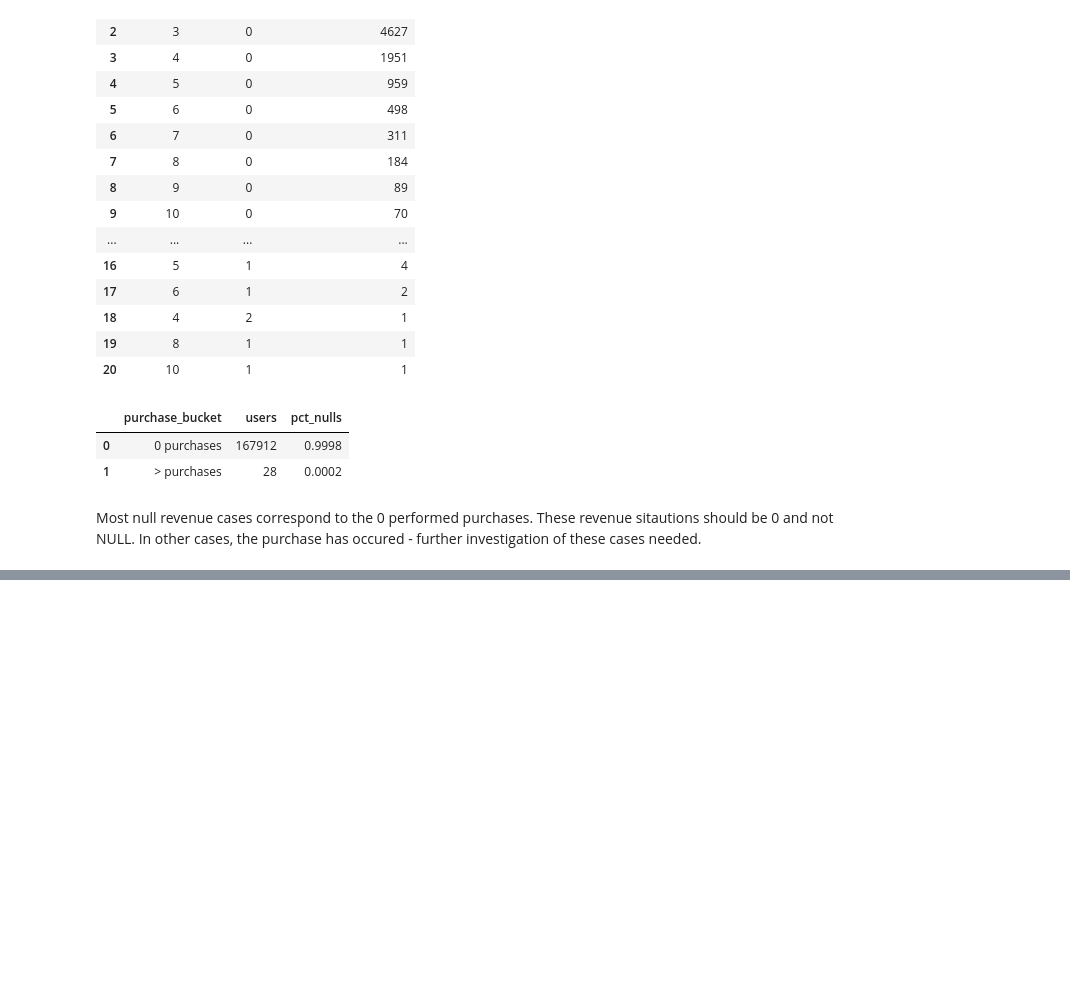
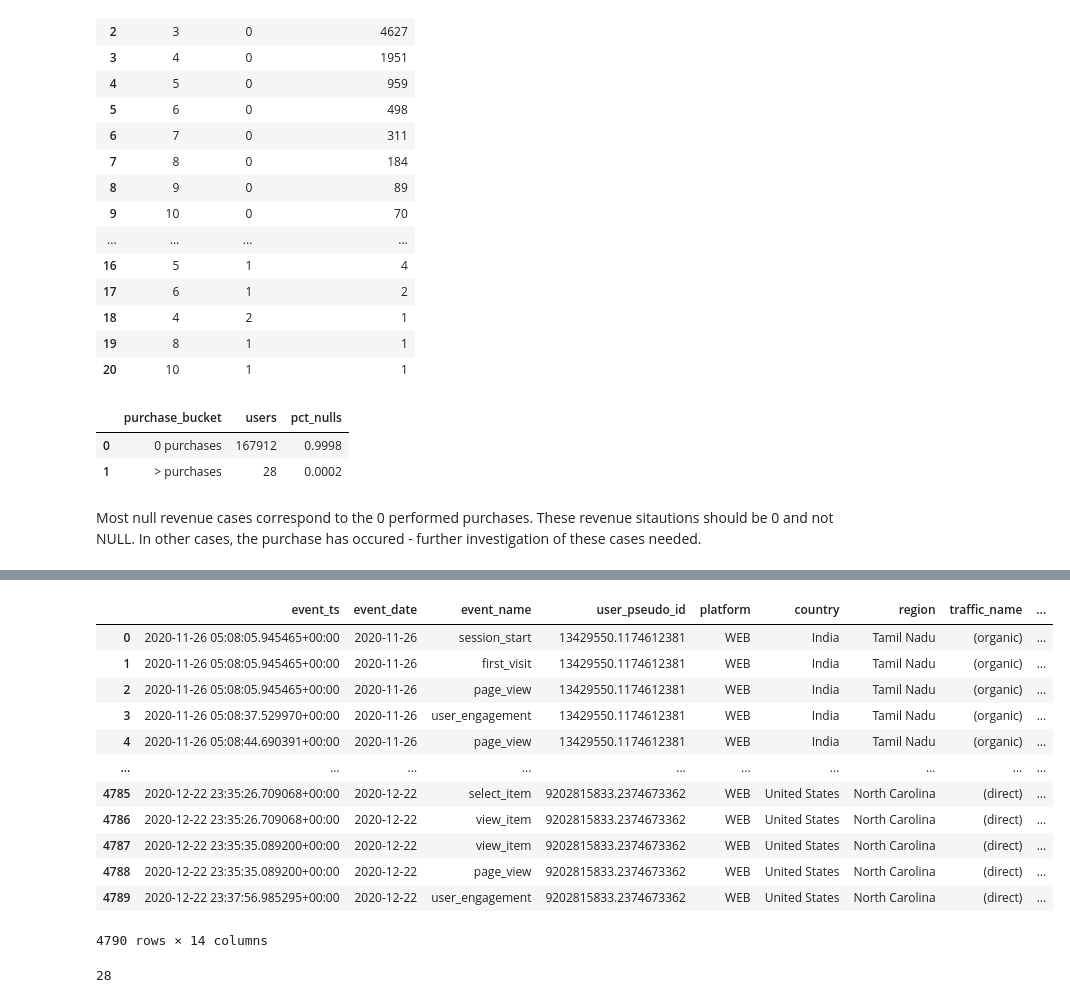
Before and after one commit to marinpet/onboarding_funnel_analysis, a Jupyter notebook: notebooks/04_data_quality_cohort_check.ipynb, the cells around one changed output, grey strips where cells are left out. Drawn from its saved outputs; the diff is of its cells as text; code cells hidden in the pictures; blank space fills up the shorter version.

Commit message:
explain the null revenue and decide on data treatments

```diff
--- a/notebooks/04_data_quality_cohort_check.ipynb
+++ b/notebooks/04_data_quality_cohort_check.ipynb
@@ -106,0 +135,12 @@ Most null revenue cases correspond to the 0 performed purchases. These revenue s
+# %%
+deep_inspect_query = """
+SELECT
+    user_pseudo_id,
+    sessions,
+    purchases
+FROM `amiable-dynamo-461319-g1.ga4_demo.fact_ab_cohort`
+WHERE revenue IS NULL AND purchases > 0
+LIMIT 100
+"""
+deep_inspect_df = client.query(deep_inspect_query).to_dataframe()
+deep_inspect_df
@@ -106,0 +167,3 @@ Most null revenue cases correspond to the 0 performed purchases. These revenue s
+# %%
+user_ids = list(deep_inspect_df['user_pseudo_id'].unique())
+user_ids
@@ -106,0 +188,34 @@ Most null revenue cases correspond to the 0 performed purchases. These revenue s
+# %%
+job_config = bigquery.QueryJobConfig(
+    query_parameters=[
+        bigquery.ArrayQueryParameter("user_ids", "STRING", user_ids)
+    ]
+)
+
+query_ids = """
+SELECT *
+FROM `amiable-dynamo-461319-g1.ga4_demo.stg_events`
+WHERE user_pseudo_id IN UNNEST(@user_ids)
+ORDER BY user_pseudo_id, event_ts
+"""
+ids_df = client.query(query_ids, job_config=job_config).to_dataframe()
+ids_df
+# %% [output]
+|  | event_ts | event_date | event_name | user_pseudo_id | platform | country | region | traffic_name | ... |
+| 0 | 2020-11-26 05:08:05.945465+00:00 | 2020-11-26 | session_start | 13429550.1174612381 | WEB | India | Tamil Nadu | (organic) | ... |
+| 1 | 2020-11-26 05:08:05.945465+00:00 | 2020-11-26 | first_visit | 13429550.1174612381 | WEB | India | Tamil Nadu | (organic) | ... |
+| 2 | 2020-11-26 05:08:05.945465+00:00 | 2020-11-26 | page_view | 13429550.1174612381 | WEB | India | Tamil Nadu | (organic) | ... |
+| 3 | 2020-11-26 05:08:37.529970+00:00 | 2020-11-26 | user_engagement | 13429550.1174612381 | WEB | India | Tamil Nadu | (organic) | ... |
+| 4 | 2020-11-26 05:08:44.690391+00:00 | 2020-11-26 | page_view | 13429550.1174612381 | WEB | India | Tamil Nadu | (organic) | ... |
+| ... | ... | ... | ... | ... | ... | ... | ... | ... | ... |
+| 4785 | 2020-12-22 23:35:26.709068+00:00 | 2020-12-22 | select_item | 9202815833.2374673362 | WEB | United States | North Carolina | (direct) | ... |
+| 4786 | 2020-12-22 23:35:26.709068+00:00 | 2020-12-22 | view_item | 9202815833.2374673362 | WEB | United States | North Carolina | (direct) | ... |
+| 4787 | 2020-12-22 23:35:35.089200+00:00 | 2020-12-22 | view_item | 9202815833.2374673362 | WEB | United States | North Carolina | (direct) | ... |
+| 4788 | 2020-12-22 23:35:35.089200+00:00 | 2020-12-22 | page_view | 9202815833.2374673362 | WEB | United States | North Carolina | (direct) | ... |
+| 4789 | 2020-12-22 23:37:56.985295+00:00 | 2020-12-22 | user_engagement | 9202815833.2374673362 | WEB | United States | North Carolina | (direct) | ... |
+4790 rows × 14 columns
+# %%
+# Sanity check: number of unique users in the ids_df
+ids_df['user_pseudo_id'].unique().shape[0]
+# %% [output]
+28
```
Also changed, not shown: parts of 12 cells of this notebook.
